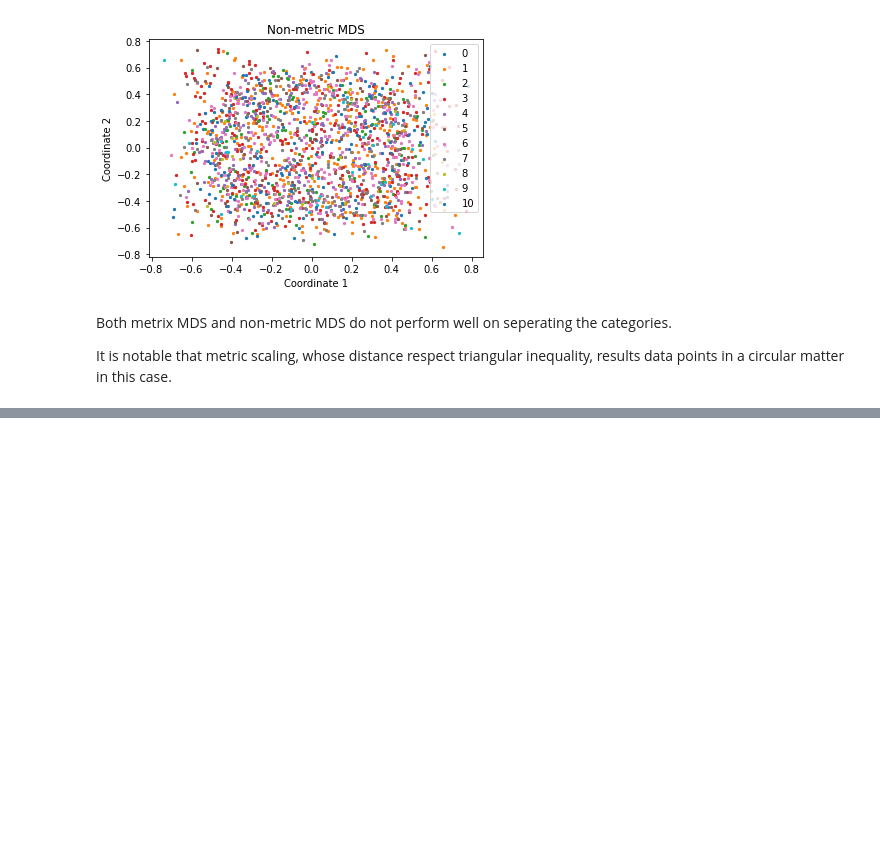
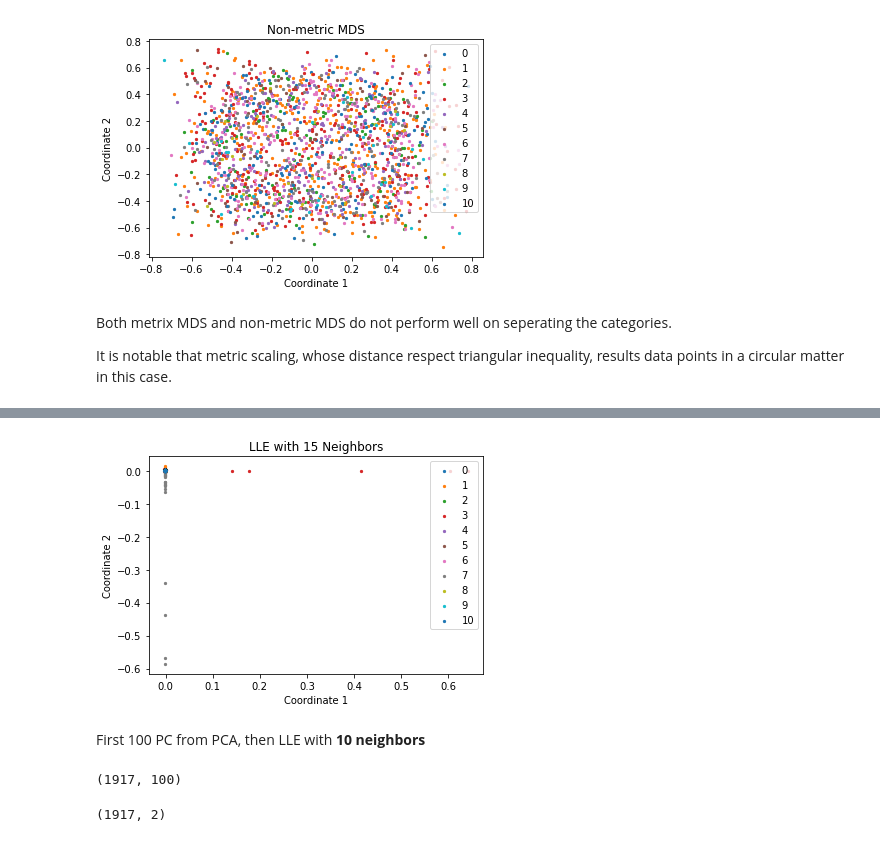
Before and after one commit to shaoyu0966/SLDL, a Jupyter notebook: hw3/hw3.ipynb, the cells around one changed output, grey strips where cells are left out. Cells and saved outputs as stored; diff of their text form; code cells hidden in the pictures; blank space fills up the shorter version.

```diff
--- a/hw3/hw3.ipynb
+++ b/hw3/hw3.ipynb
@@ -616,0 +650,26 @@ It is notable that metric scaling, whose distance respect triangular inequality,
+# %%
+for c in set(category):
+    x = proj_lle15[(category == c), 0]
+    y = proj_lle15[(category == c), 1]
+    plt.scatter(x, y, label=c, s=5)
+    plt.title(f'LLE with 15 Neighbors')
+    plt.xlabel(f'Coordinate 1')
+    plt.ylabel(f'Coordinate 2')
+    plt.legend(loc='upper right')
+# %% [output]
+[figure, added]
+# %% [markdown]
+First 100 PC from PCA, then LLE with **10 neighbors**
+# %%
+pca100 = PCA(n_components=100)
+pca100.fit(dep_stu2)
+projected_100 = pca100.fit_transform(dep_stu2)
+print(projected_100.shape)
+# %% [output]
+(1917, 100)
+# %%
+pca_lle_10 = LocallyLinearEmbedding(n_neighbors=10, n_components=2)
+proj_pca_lle10 = pca_lle_10.fit_transform(dep_stu2)
+print(proj_pca_lle10.shape)
+# %% [output]
+(1917, 2)
```
Also changed, not shown: parts of 13 cells of this notebook.
